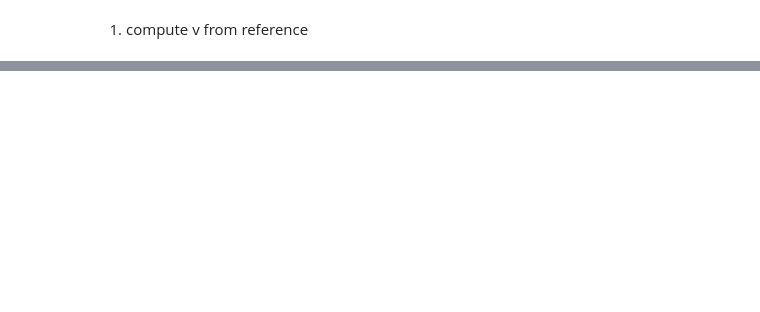
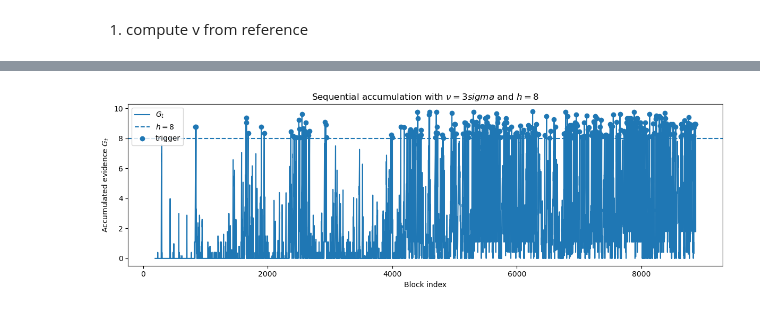
Before and after one commit to SafeNetIoT/LANTERN, a Jupyter notebook: calibration/calibration.ipynb, the cells around one changed output, grey strips where cells are left out. Cells and saved outputs as stored; diff of their text form; code cells hidden in the pictures; blank space fills up the shorter version.

```diff
--- a/calibration/calibration.ipynb
+++ b/calibration/calibration.ipynb
@@ -259,0 +350,25 @@ plt.show()
+# %%
+# selected operating point
+nu_name = "3sigma"
+h = 8
+
+nu_value = nu_dict[nu_name]
+trace_df, triggers = extract_config_trace(test_df, nu_value, h)
+
+plt.figure(figsize=(12, 4))
+plt.plot(trace_df["block_index"], trace_df["G_t"], label=r"$G_t$")
+plt.axhline(h, linestyle="--", label=fr"$h={h}$")
+
+if len(triggers) > 0:
+    trig_x = trace_df.iloc[triggers]["block_index"]
+    trig_y = trace_df.iloc[triggers]["G_t"]
+    plt.scatter(trig_x, trig_y, label="trigger")
+
+plt.xlabel("Block index")
+plt.ylabel(r"Accumulated evidence $G_t$")
+plt.title(fr"Sequential accumulation with $\nu={nu_name}$ and $h={h}$")
+plt.legend()
+plt.tight_layout()
+plt.show()
+# %% [output]
+[figure, added]
```
Also changed, not shown: parts of 12 cells of this notebook, 36 other files.
